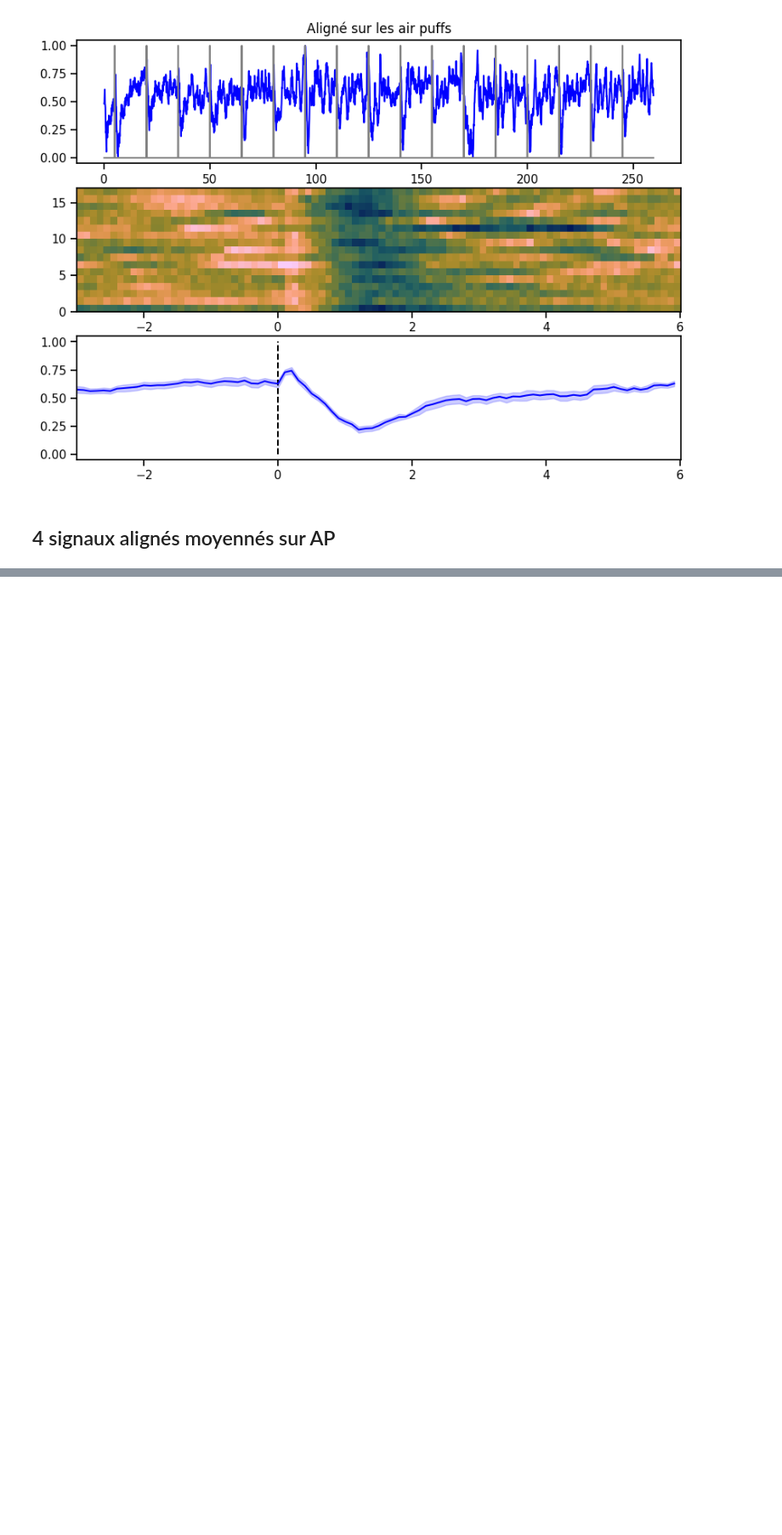
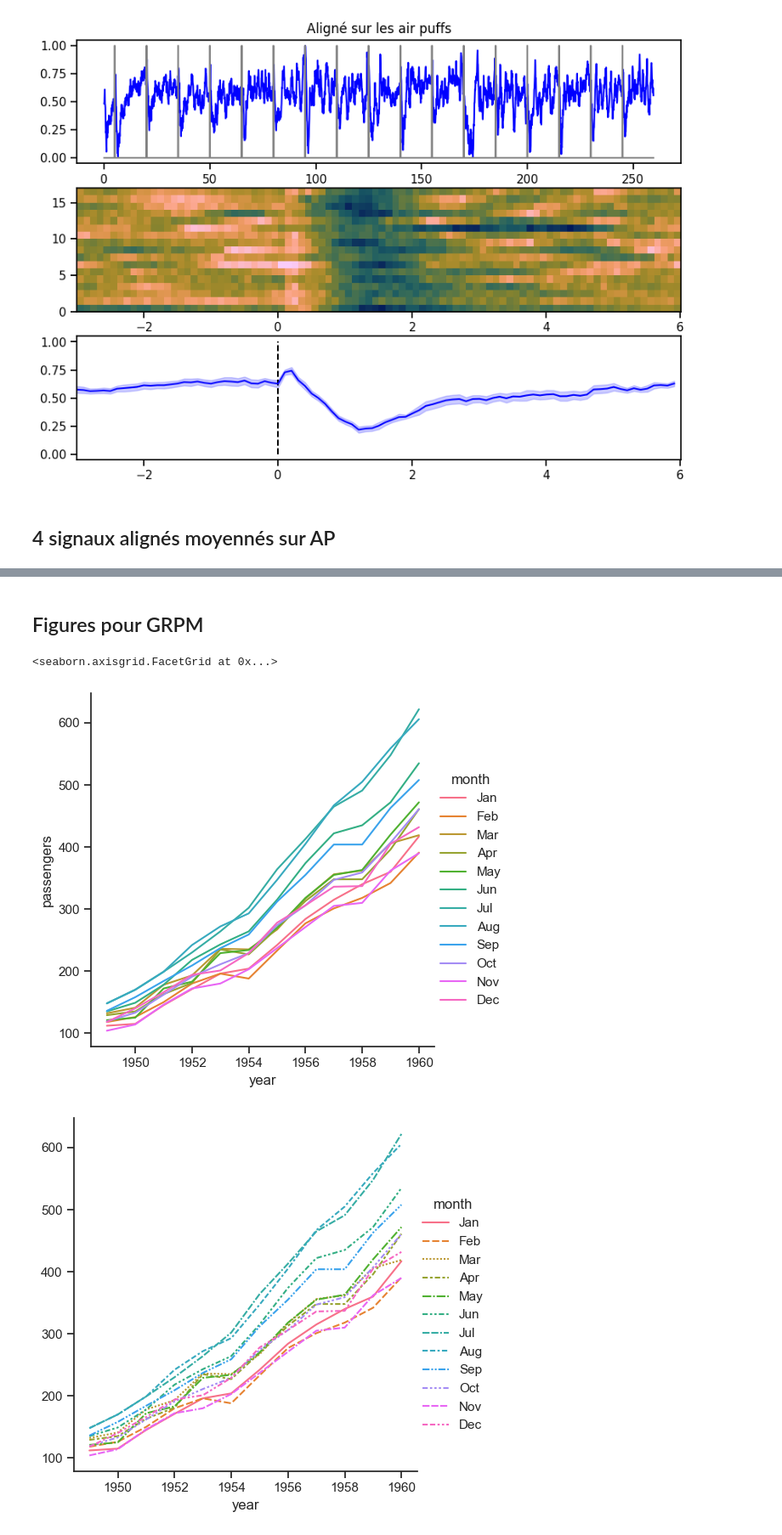
Before and after one commit to Laboratory-of-Vincent-Breton-Provencher/Widefield-Imaging-Acquisition, a Jupyter notebook: analysisPipeline/quickPlots.ipynb, the cells around one changed output, grey strips where cells are left out. Shown at 85% size. Cells and saved outputs as stored; diff of their text form; code cells hidden in the pictures; blank space fills up the shorter version.

```diff
--- a/analysisPipeline/quickPlots.ipynb
+++ b/analysisPipeline/quickPlots.ipynb
@@ -185,0 +195,13 @@ Text(0, 0.5, 'relative intensity (-)')
+# %% [markdown]
+## Figures pour GRPM
+# %%
+flights = sns.load_dataset("flights")
+sns.color_palette("rocket", as_cmap=True)
+sns.relplot(data=flights, x="year", y="passengers", hue="month", kind="line")
+flights_wide = flights.pivot(index="year", columns="month", values="passengers")
+sns.relplot(data=flights_wide, kind="line")
+sns.relplot(data=flights, x="month", y="passengers", hue="year", kind="line")
+# %% [output]
+<seaborn.axisgrid.FacetGrid at 0x...>
+[figure, added]
+[figure, added]
```
Also changed, not shown: parts of 4 cells of this notebook, 1 other file.
